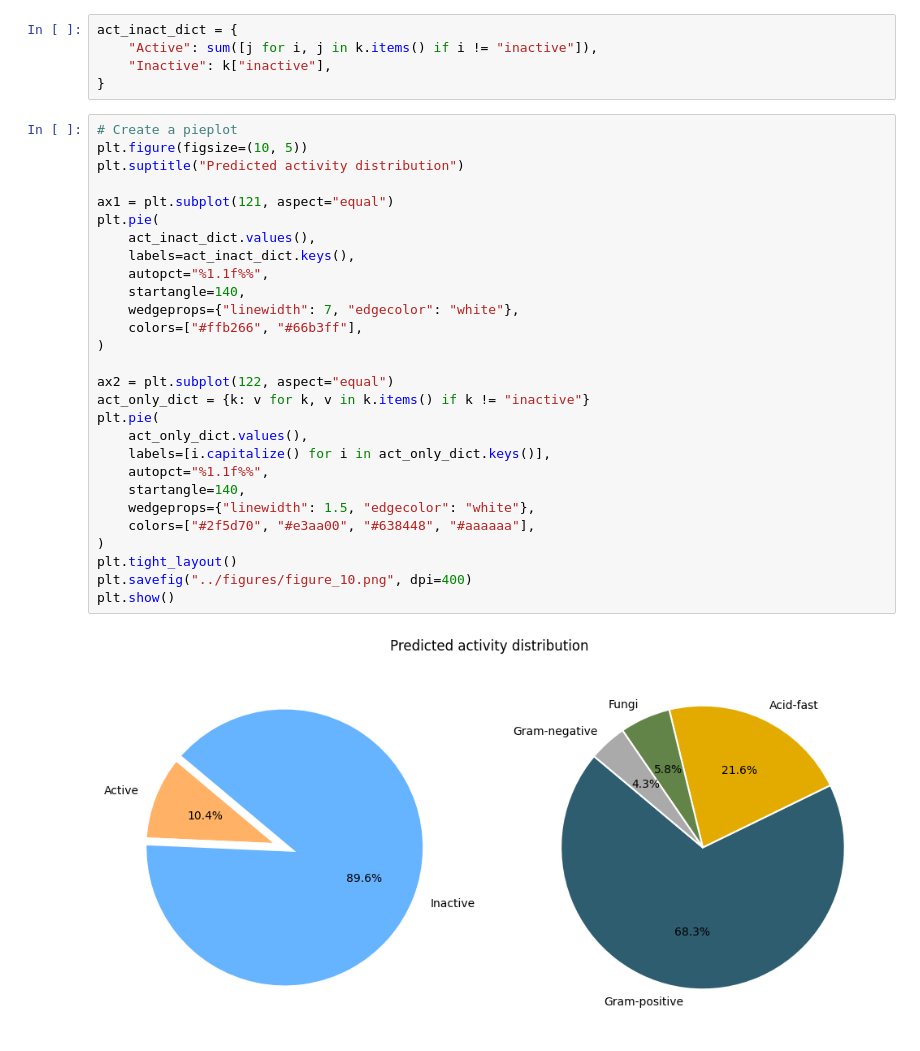
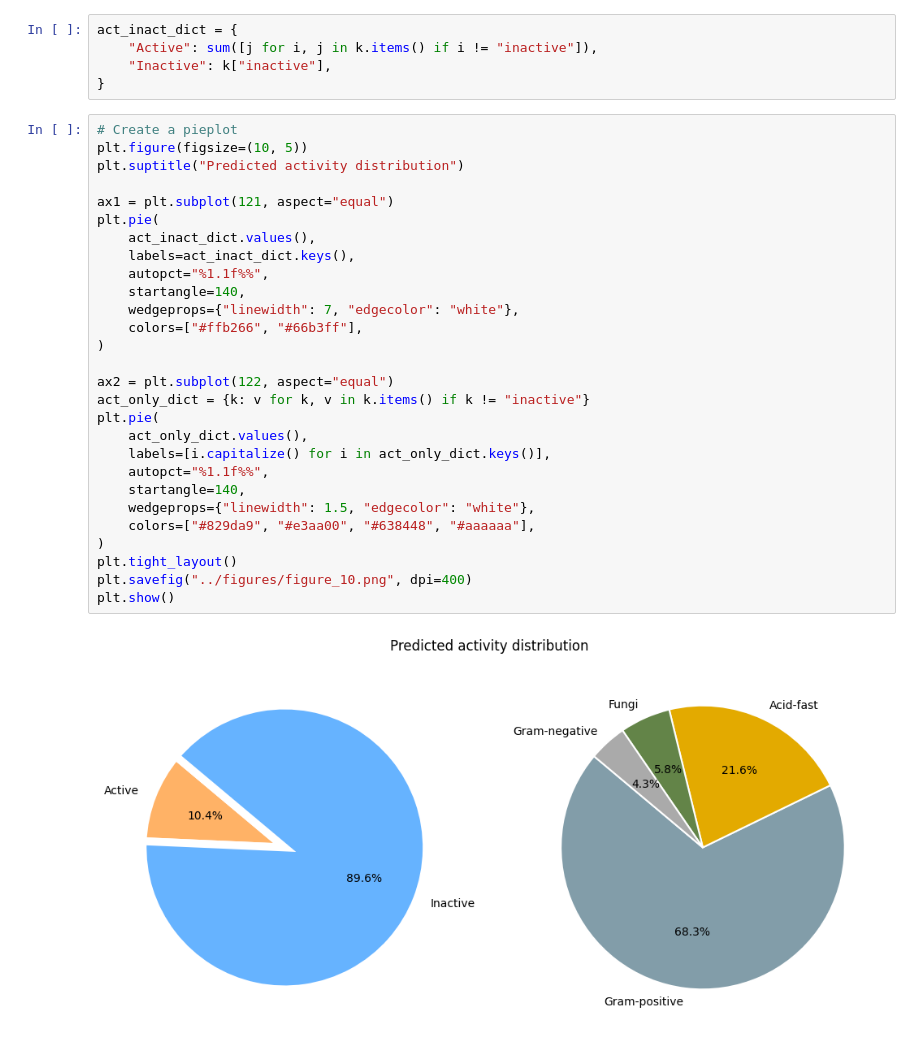
Before and after one commit to IMI-COMBINE/broad_spectrum_prediction, a Jupyter notebook: src/9_3_cmpd_library_prediction.ipynb, the cells around one changed output. Drawn from its saved outputs; the diff is of its cells as text.

Commit message:
update figures 8-10

```diff
--- a/src/9_3_cmpd_library_prediction.ipynb
+++ b/src/9_3_cmpd_library_prediction.ipynb
@@ -145,30 +145,30 @@ act_inact_dict = {
 # %%
 # Create a pieplot
 plt.figure(figsize=(10, 5))
 plt.suptitle("Predicted activity distribution")
 
 ax1 = plt.subplot(121, aspect="equal")
 plt.pie(
     act_inact_dict.values(),
     labels=act_inact_dict.keys(),
     autopct="%1.1f%%",
     startangle=140,
     wedgeprops={"linewidth": 7, "edgecolor": "white"},
     colors=["#ffb266", "#66b3ff"],
 )
 
 ax2 = plt.subplot(122, aspect="equal")
 act_only_dict = {k: v for k, v in k.items() if k != "inactive"}
 plt.pie(
     act_only_dict.values(),
     labels=[i.capitalize() for i in act_only_dict.keys()],
     autopct="%1.1f%%",
     startangle=140,
     wedgeprops={"linewidth": 1.5, "edgecolor": "white"},
-    colors=["#2f5d70", "#e3aa00", "#638448", "#aaaaaa"],
+    colors=["#829da9", "#e3aa00", "#638448", "#aaaaaa"],
 )
 plt.tight_layout()
 plt.savefig("../figures/figure_10.png", dpi=400)
 plt.show()
 # %% [output]
-[figure, old version]
+[figure, new version]
```
Also changed, not shown: 5 other files.
